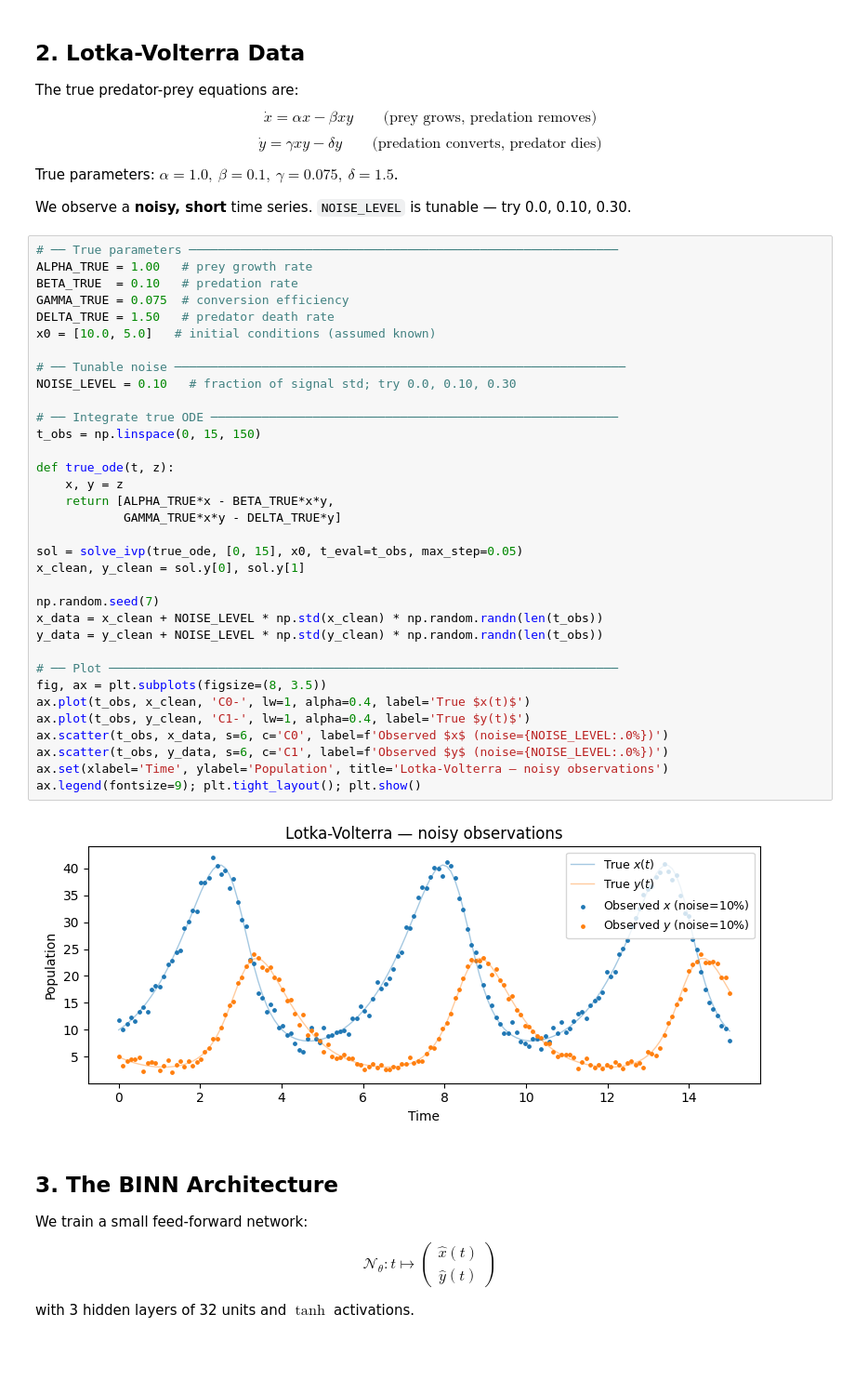
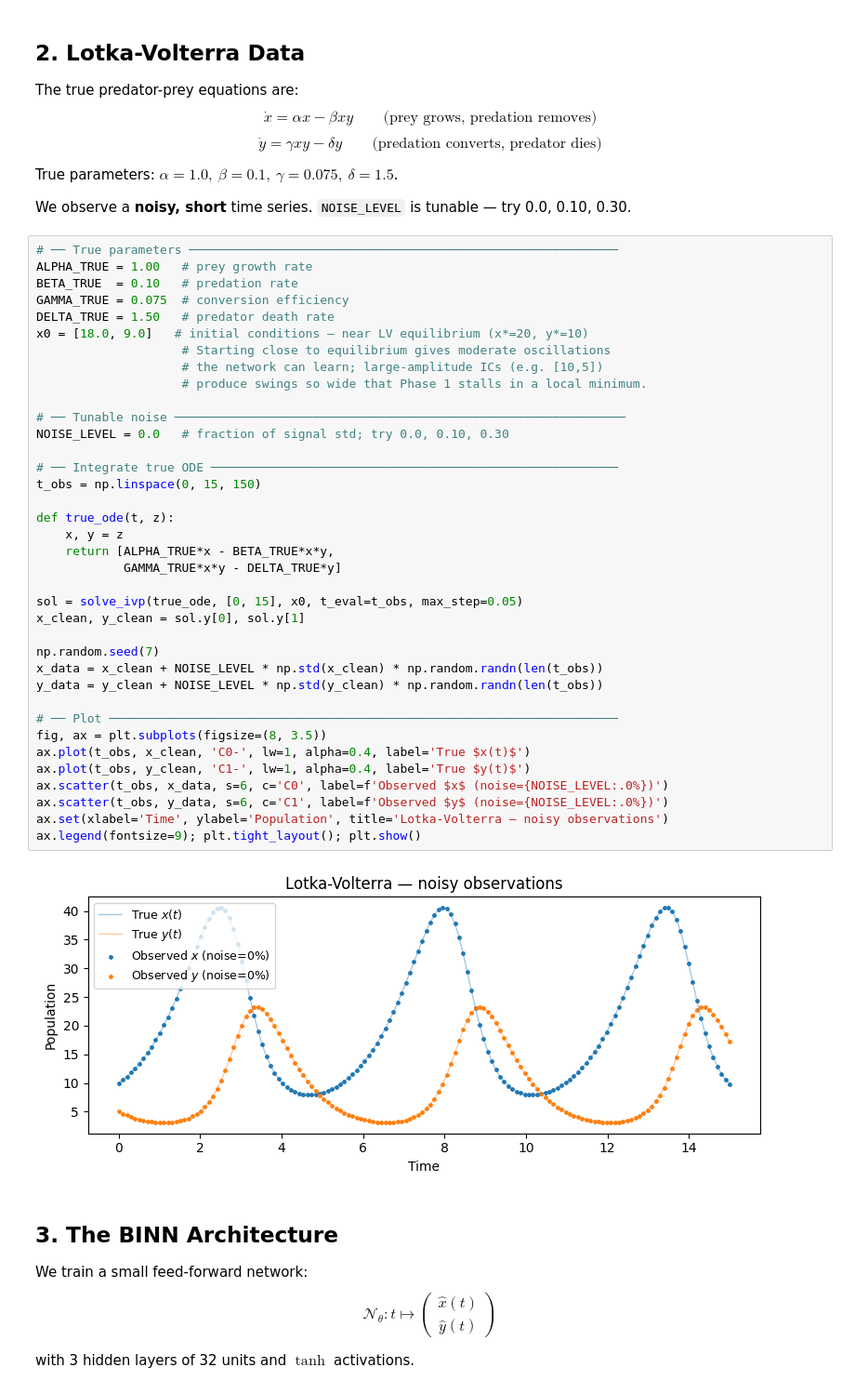
Before and after one commit to SindiLab/workingTutorialSIAM2026, a Jupyter notebook: DL_Example2_BINNs.ipynb, the cells around one changed output. Shown at 93% size. Cells and saved outputs as stored; diff of their text form; blank space fills up the shorter version.

```diff
--- a/DL_Example2_BINNs.ipynb
+++ b/DL_Example2_BINNs.ipynb
@@ -60,36 +60,39 @@ ALPHA_TRUE = 1.00   # prey growth rate
 BETA_TRUE  = 0.10   # predation rate
 GAMMA_TRUE = 0.075  # conversion efficiency
 DELTA_TRUE = 1.50   # predator death rate
-x0 = [10.0, 5.0]   # initial conditions (assumed known)
+x0 = [18.0, 9.0]   # initial conditions — near LV equilibrium (x*=20, y*=10)
+                    # Starting close to equilibrium gives moderate oscillations
+                    # the network can learn; large-amplitude ICs (e.g. [10,5])
+                    # produce swings so wide that Phase 1 stalls in a local minimum.
 
 # ── Tunable noise ──────────────────────────────────────────────────────────────
-NOISE_LEVEL = 0.10   # fraction of signal std; try 0.0, 0.10, 0.30
+NOISE_LEVEL = 0.0   # fraction of signal std; try 0.0, 0.10, 0.30
 
 # ── Integrate true ODE ────────────────────────────────────────────────────────
 t_obs = np.linspace(0, 15, 150)
 
 def true_ode(t, z):
     x, y = z
     return [ALPHA_TRUE*x - BETA_TRUE*x*y,
             GAMMA_TRUE*x*y - DELTA_TRUE*y]
 
 sol = solve_ivp(true_ode, [0, 15], x0, t_eval=t_obs, max_step=0.05)
 x_clean, y_clean = sol.y[0], sol.y[1]
 
 np.random.seed(7)
 x_data = x_clean + NOISE_LEVEL * np.std(x_clean) * np.random.randn(len(t_obs))
 y_data = y_clean + NOISE_LEVEL * np.std(y_clean) * np.random.randn(len(t_obs))
 
 # ── Plot ──────────────────────────────────────────────────────────────────────
 fig, ax = plt.subplots(figsize=(8, 3.5))
 ax.plot(t_obs, x_clean, 'C0-', lw=1, alpha=0.4, label='True $x(t)$')
 ax.plot(t_obs, y_clean, 'C1-', lw=1, alpha=0.4, label='True $y(t)$')
 ax.scatter(t_obs, x_data, s=6, c='C0', label=f'Observed $x$ (noise={NOISE_LEVEL:.0%})')
 ax.scatter(t_obs, y_data, s=6, c='C1', label=f'Observed $y$ (noise={NOISE_LEVEL:.0%})')
 ax.set(xlabel='Time', ylabel='Population', title='Lotka-Volterra — noisy observations')
 ax.legend(fontsize=9); plt.tight_layout(); plt.show()
 # %% [output]
-[figure, old version]
+[figure, new version]
 # %% [markdown]
 ## 3. The BINN Architecture
 
```
Also changed, not shown: parts of 8 cells of this notebook, 13 other files.
